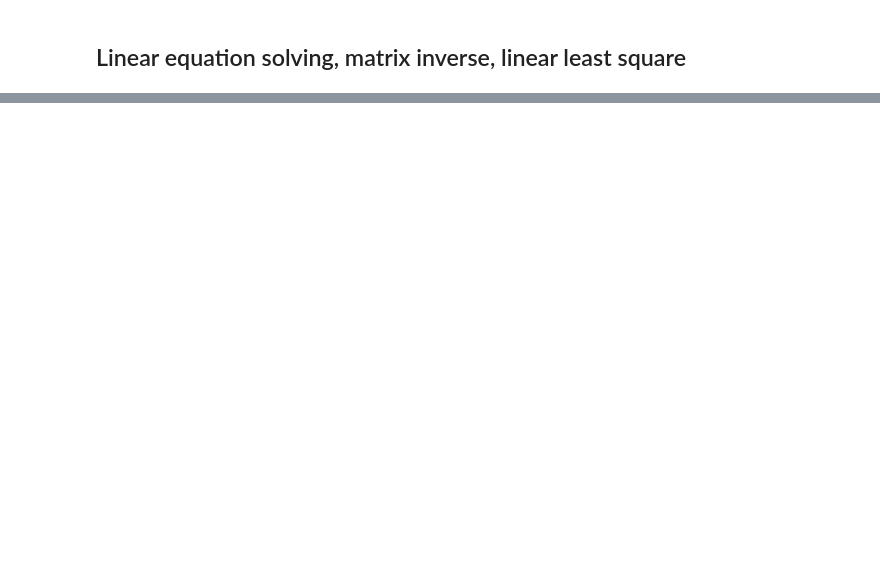
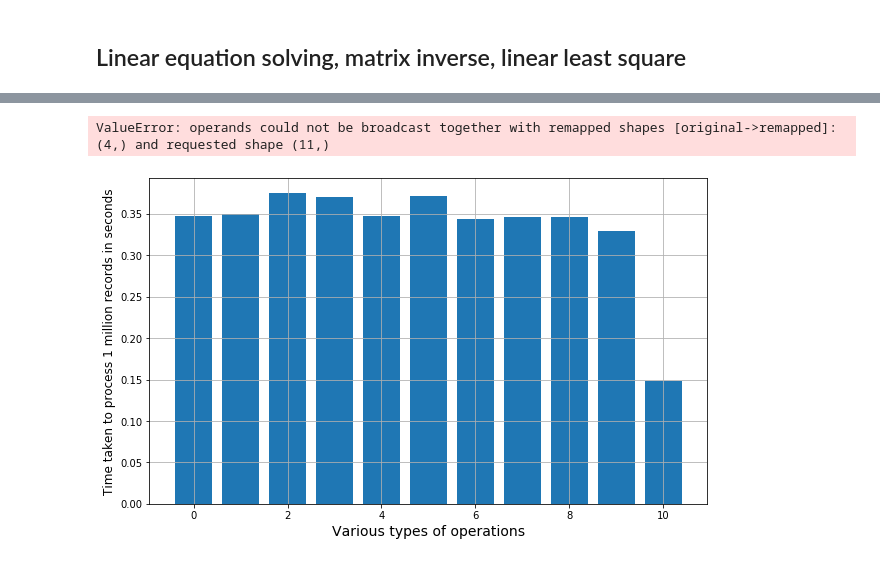
Before and after one commit to roshanrane24/QXI_DataScience_Roshan, a Jupyter notebook: Unit1_PythonBasics/FileOps.ipynb, the cells around one changed output, grey strips where cells are left out. Saved outputs shown, nothing was run; the diff lists cells and outputs as text; code cells hidden in the pictures; blank space fills up the shorter version.

```diff
--- a/Unit1_PythonBasics/FileOps.ipynb
+++ b/Unit1_PythonBasics/FileOps.ipynb
@@ -2962,0 +3088,7 @@ case study on regression nlr
+# %%
+t1=time.time()
+for item in l1:
+    l2.append(lg10(item))
+t2 = time.time()
+print("With for loop and appending it took {} seconds".format(t2-t1))
+speed.append(t2-t1)
@@ -2962,0 +3097,6 @@ case study on regression nlr
+# %%
+t1=time.time()
+l2 = [lg10(i) for i in range(1,1000001)]
+t2 = time.time()
+print("With list comprehension, it took {} seconds".format(t2-t1))
+speed.append(t2-t1)
@@ -2962,0 +3108,6 @@ case study on regression nlr
+# %%
+t1=time.time()
+l2=list(map(op1,l1))
+t2 = time.time()
+print("With map functional method it took {} seconds".format(t2-t1))
+speed.append(t2-t1)
@@ -2962,0 +3116,6 @@ case study on regression nlr
+# %%
+t1=time.time()
+a2=np.log10(a1)
+t2 = time.time()
+print("With direct NumPy log10 method it took {} seconds".format(t2-t1))
+speed.append(t2-t1)
@@ -2962,0 +3140,9 @@ case study on regression nlr
+# %%
+plt.figure(figsize=(10,6))
+plt.ylabel("Time taken to process 1 million records in seconds",fontsize=12)
+plt.xlabel("Various types of operations",fontsize=14)
+plt.grid(True)
+plt.bar(np.array(range(len(speed))),height=speed, align='center',tick_label=['For-loop','List comprehension','Map function','NumPy'])
+# %% [output]
+ValueError: operands could not be broadcast together with remapped shapes [original->remapped]: (4,) and requested shape (11,)
+[figure, added]
```
Also changed, not shown: parts of 51 cells of this notebook, 2 other files.
